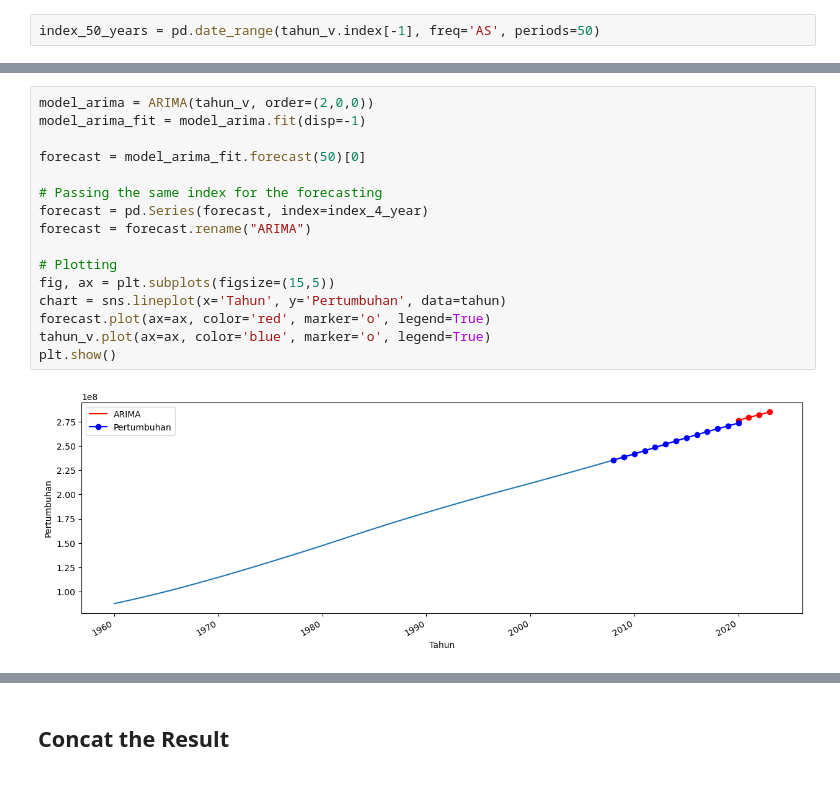
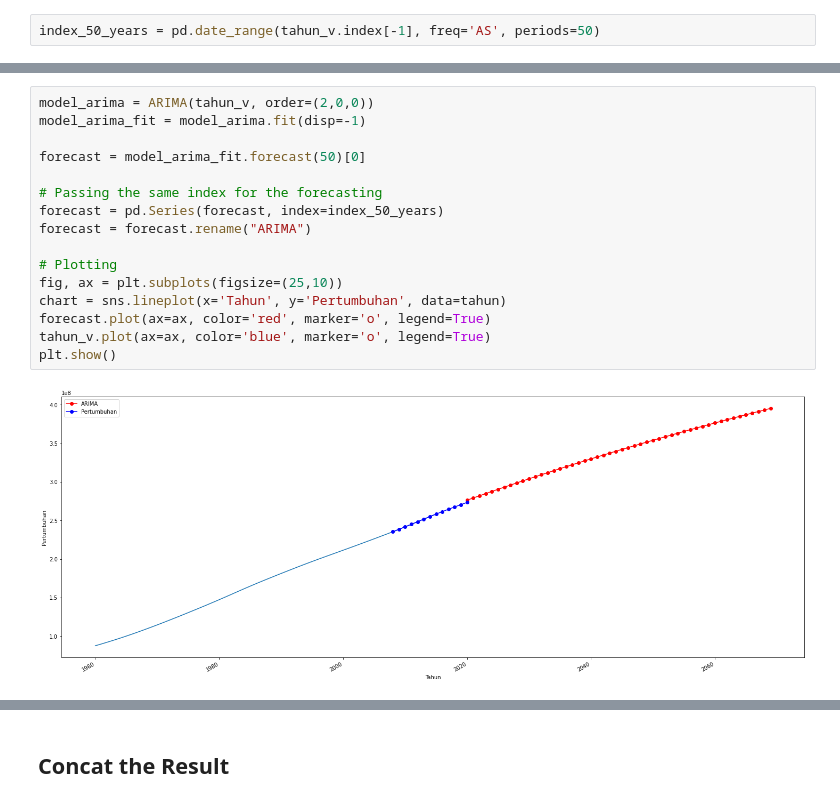
Before and after one commit to theDreamer911/180-days-of-data-science, a Jupyter notebook: day86/predict_indonesian_pop.ipynb, the cells around one changed output, grey strips where cells are left out. Cells and saved outputs as stored; diff of their text form.

Commit message:
day 86 - fixing the indonesian population forecasting

```diff
--- a/day86/predict_indonesian_pop.ipynb
+++ b/day86/predict_indonesian_pop.ipynb
@@ -145,18 +118,18 @@ DatetimeIndex(['2020-01-01 01:00:00-01:00', '2021-01-01 01:00:00-01:00',
 # %%
 model_arima = ARIMA(tahun_v, order=(2,0,0))
 model_arima_fit = model_arima.fit(disp=-1)
 
 forecast = model_arima_fit.forecast(50)[0]
 
 # Passing the same index for the forecasting
-forecast = pd.Series(forecast, index=index_4_year)
+forecast = pd.Series(forecast, index=index_50_years)
 forecast = forecast.rename("ARIMA")
 
 # Plotting
-fig, ax = plt.subplots(figsize=(15,5))
+fig, ax = plt.subplots(figsize=(25,10))
 chart = sns.lineplot(x='Tahun', y='Pertumbuhan', data=tahun)
 forecast.plot(ax=ax, color='red', marker='o', legend=True)
 tahun_v.plot(ax=ax, color='blue', marker='o', legend=True)
 plt.show()
 # %% [output]
-[figure, old version]
+[figure, new version]
```
Also changed, not shown: parts of 17 cells of this notebook.
